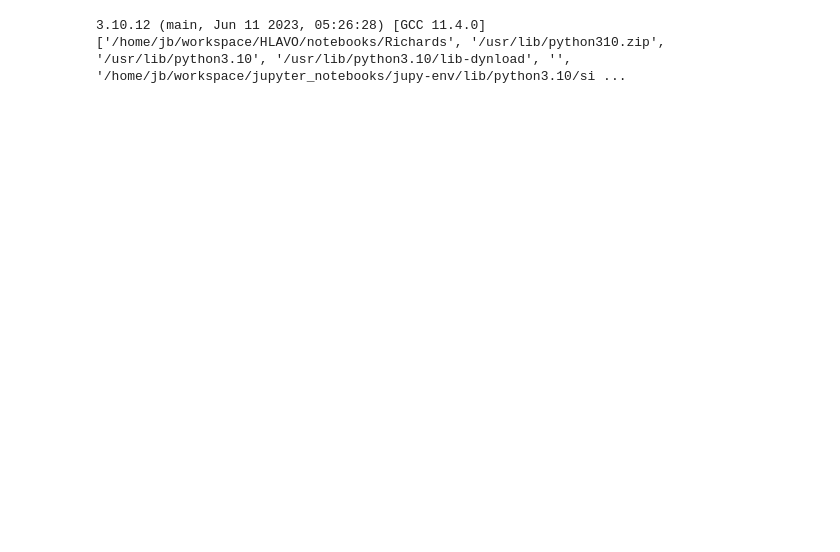
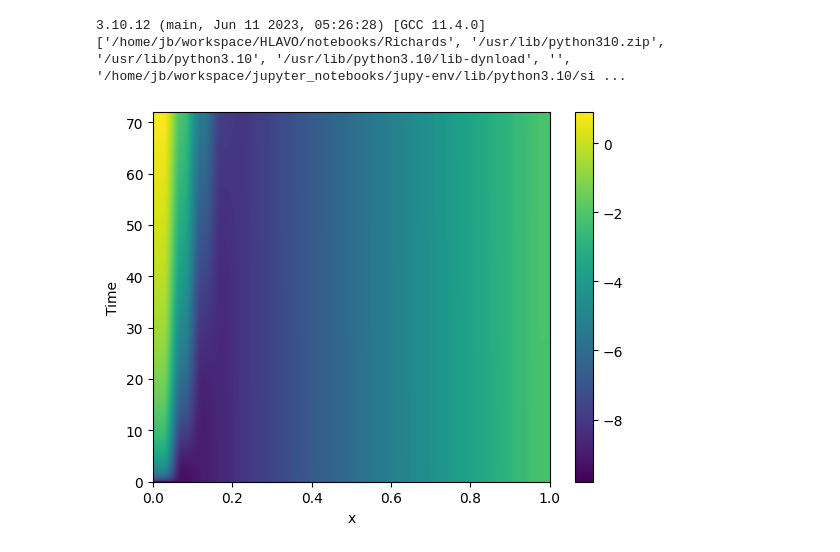
Before and after one commit to jbrezmorf/HLAVO, a Jupyter notebook: notebooks/Richards/Toy Richards 1.ipynb, the cells around one changed output. Drawn from its saved outputs; the diff is of its cells as text; code cells hidden in the pictures; blank space fills up the shorter version.

Commit message:
Working Richards model.

```diff
--- a/notebooks/Richards/Toy Richards 1.ipynb
+++ b/notebooks/Richards/Toy Richards 1.ipynb
@@ -15,7 +15,12 @@ class Hydraulic:
     th_s: float      # porosity
     th_0: float      # residual water content
     k_s: float       # saturated hydraulic permeability [m/s]
-    lmbd: float      # inverse of entry pressure head [1/m]
+    alpha: float      # inverse of entry pressure head [1/m]
+    n: float         # Van Genuchten parameter
+
+    @property
+    def lmbd(self):
+        return self.alpha
 
     def kr_h(self, h):
         H = np.minimum(0.0, h)
@@ -24,7 +29,12 @@ class Hydraulic:
     def mu_h(self, h):
         return np.where(h < 0.0,
             np.exp(self.lmbd * h) / self.lmbd,
-            h / self.lmbd)
+            1 / self.lmbd + h)
+
+    def h_mu(self, mu):
+        return np.where(mu < 1/self.lmbd,
+                        np.log(mu * self.lmbd)/self.lmbd,
+                        mu - 1/self.lmbd)
 
 @dataclasses.dataclass
 class RichardsPDE(pde.PDEBase):
@@ -37,47 +47,85 @@ class RichardsPDE(pde.PDEBase):
     def a(self):
         m = self.hydraulic
         return m.k_s/(m.th_s - m.th_0)/m.lmbd
 
     @property
     def b(self):
         m = self.hydraulic
         return m.k_s/(m.th_s - m.th_0)
 
     @property
     def mu_bot(self):
         return self.hydraulic.mu_h(self.h_bot)
 
 
     def evolution_rate(self, state, t=0):
-        #bc_top = {"type": "mixed",
-        #          "value": - self.hydraulic.lmbd,
-        #         "const": self.flux_top / self.hydraulic.k_s}   # d_z mu + "value" * mu = "const"
+        bc_top = {"type": "mixed",
+                  "value": - self.hydraulic.lmbd,
+                 "const": self.flux_top / self.hydraulic.k_s}
+        # d_z mu + "value" * mu = "const"
+        # TODO: Robin flux = D (th - TH) = in_flux = -K_s(d_z mu - lmbd * mu)
 
-        bc_top = {"value": self.hydraulic.mu_h(-1)}
+        #bc_top = {"value": self.hydraulic.mu_h(-1)}
         bc_bot = {"value": self.mu_bot}
         bc = [bc_top, bc_bot]
         grad_z = state.gradient(bc=bc)[0]
         laplace_z = state.laplace(bc=bc)
-        return self.a * laplace_z #- self.b * grad_z
+        return self.a * laplace_z - self.b * grad_z
+
+
+# Soil parameters accordin Rosseta model
+# web: https://www.handbook60.org/rosetta/result
+# python: https://github.com/usda-ars-ussl/rosetta-soil
+# sand: 80%, silt 10%, clay 10%
+sand = Hydraulic(
+    th_s=0.38,
+    th_0=0.05,
+    k_s=77.7 * 0.01 / 24 / 3600, # [cm/d] -> [m/s]
+    alpha=0.035 * 100,    # alpha [cm^{-1}] -> lmbd [m^{-1}]
+    n=1.6167)
+
+# sand: 10%, silt 80%, clay 10%
+silt = Hydraulic(
+    th_s=0.47,
+    th_0=0.06,
+    k_s=30.8 * 0.01 / 24 / 3600, # [cm/d] -> [m/s]
+    alpha=0.0058 * 100,    # alpha [cm^{-1}] -> lmbd [m^{-1}]
+    n = 1.6745)
+
+model = silt
+
+def h_from_mu(field):
+    data = model.h_mu(field.data)
+    #print(f"h_from_mu:\n {field.data}\n{data}\n")
+    return pde.ScalarField(field.grid, data)
+
+def mu_from_h(field):
+    data = model.mu_h(field.data)
+    #print(f"mu_from_h:\n {field.data}\n{data}\n")
+    return pde.ScalarField(field.grid, data)
 
 
 L = 1
-N = 100
-grid = pde.CartesianGrid([[0, L]], N)
-init_state = pde.ScalarField.from_expression(grid, "-1")
-model = Hydraulic(
-    th_s=0.3,
-    th_0=0,
-    k_s=0.01,
-    lmbd=1)
+z_step = 0.05
+grid = pde.CartesianGrid([[0, L]], int(L / z_step))
+
+init_h = pde.ScalarField.from_expression(grid, "-10*(1-x) + -2*x")
+init_state = mu_from_h(init_h)
+h_from_mu(init_state)
 
 eq = RichardsPDE(
     hydraulic=model,
-    flux_top=0.001,
-    h_bot=-1
+    flux_top=0.5 * 1e-3,   # 0.5 mm/h
+    h_bot=-2
     )
 
 storage = pde.MemoryStorage()
-result = eq.solve(init_state, t_range=(0,1), dt=0.001, method='implicit', tracker=["progress", storage.tracker(1)])
-pde.plot_kymograph(storage)
+# time in hours
+result = eq.solve(init_state, t_range=24*3, dt=0.01, method='scipy',
+                  tracker=["progress", storage.tracker(interval=0.1)])
+
+# plot pressure head evolution
+h_storage = storage.apply(h_from_mu)
+pde.plot_kymograph(h_storage)
 # %% [output]
+[figure, added]
```
Also changed, not shown: parts of 1 cell of this notebook.
